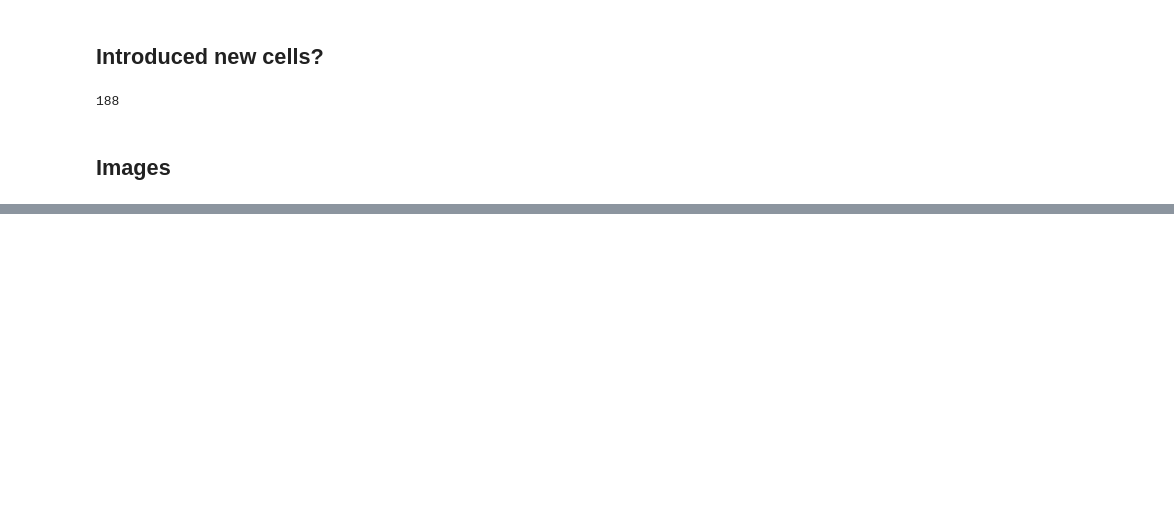
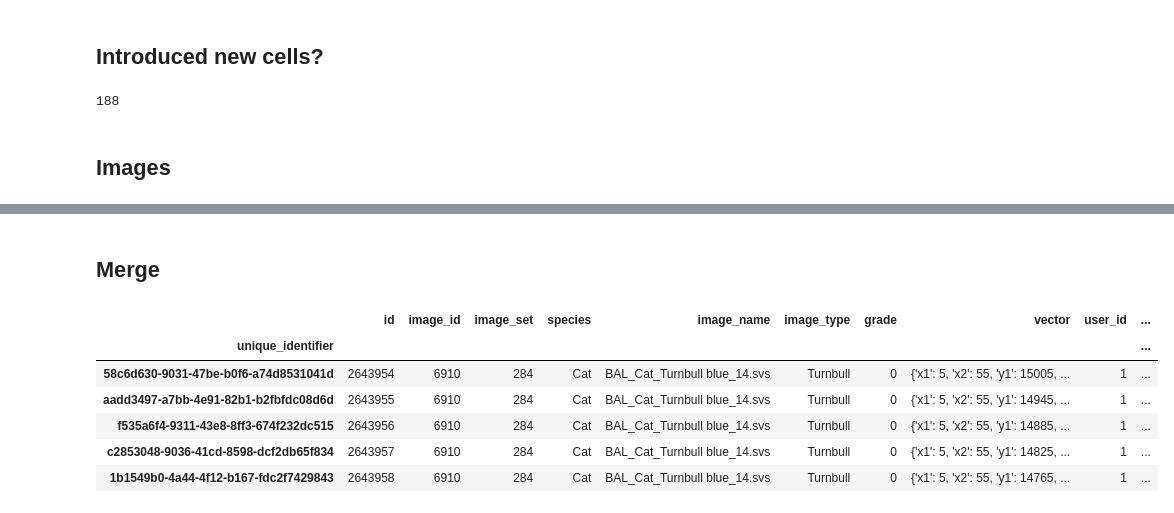
Before and after one commit to ChristianMarzahl/EIPH_WSI, a Jupyter notebook: SDATA/Statistics/Versions/AnnotationVersionStatistics-Total.ipynb, the cells around one changed output, grey strips where cells are left out. Drawn from its saved outputs; the diff is of its cells as text; code cells hidden in the pictures; blank space fills up the shorter version.

```diff
--- a/SDATA/Statistics/Versions/AnnotationVersionStatistics-Total.ipynb
+++ b/SDATA/Statistics/Versions/AnnotationVersionStatistics-Total.ipynb
@@ -300,0 +286,13 @@ len(v0["image_name"].unique())
+# %% [markdown]
+## Merge
+# %%
+v_final = v_density.copy()
+v_final.head()
+# %% [output]
+|  | id | image_id | image_set | species | image_name | image_type | grade | vector | user_id | ... |
+| unique_identifier |  |  |  |  |  |  |  |  |  | ... |
+| 58c6d630-9031-47be-b0f6-a74d8531041d | 2643954 | 6910 | 284 | Cat | BAL_Cat_Turnbull blue_14.svs | Turnbull | 0 | {'x1': 5, 'x2': 55, 'y1': 15005, ... | 1 | ... |
+| aadd3497-a7bb-4e91-82b1-b2fbfdc08d6d | 2643955 | 6910 | 284 | Cat | BAL_Cat_Turnbull blue_14.svs | Turnbull | 0 | {'x1': 5, 'x2': 55, 'y1': 14945, ... | 1 | ... |
+| f535a6f4-9311-43e8-8ff3-674f232dc515 | 2643956 | 6910 | 284 | Cat | BAL_Cat_Turnbull blue_14.svs | Turnbull | 0 | {'x1': 5, 'x2': 55, 'y1': 14885, ... | 1 | ... |
+| c2853048-9036-41cd-8598-dcf2db65f834 | 2643957 | 6910 | 284 | Cat | BAL_Cat_Turnbull blue_14.svs | Turnbull | 0 | {'x1': 5, 'x2': 55, 'y1': 14825, ... | 1 | ... |
+| 1b1549b0-4a44-4f12-b167-fdc2f7429843 | 2643958 | 6910 | 284 | Cat | BAL_Cat_Turnbull blue_14.svs | Turnbull | 0 | {'x1': 5, 'x2': 55, 'y1': 14765, ... | 1 | ... |
```
Also changed, not shown: parts of 16 cells of this notebook, 9 other files.
